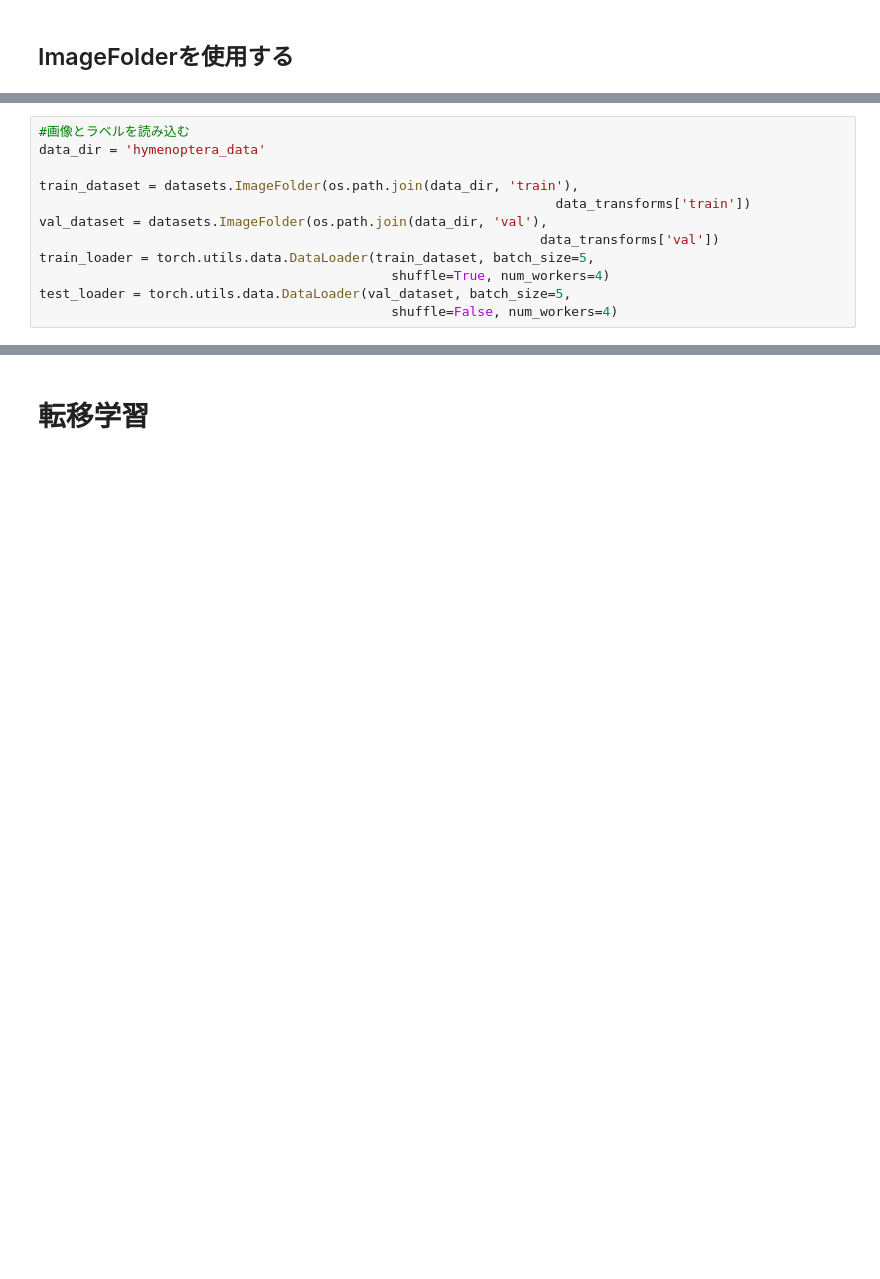
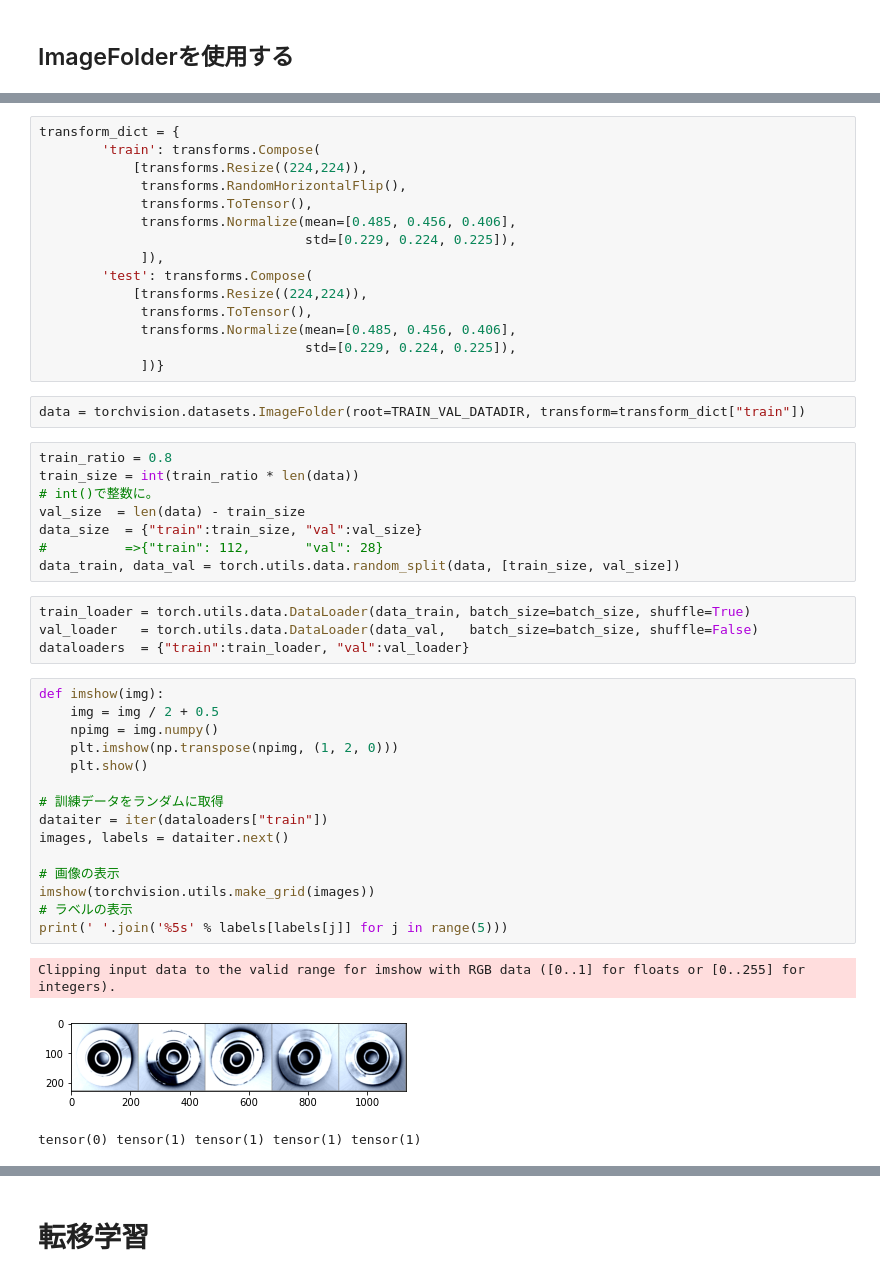
Before and after one commit to tomollow/SIGNATE_Practice, a Jupyter notebook: karu_bee/VGG19.ipynb, the cells around one changed output, grey strips where cells are left out. Cells and saved outputs as stored; diff of their text form; blank space fills up the shorter version.

```diff
--- a/karu_bee/VGG19.ipynb
+++ b/karu_bee/VGG19.ipynb
@@ -35,17 +35,53 @@ BATCH_SIZE = 4
 TRAIN_VAL_DATADIR = '/content/drive/MyDrive/train_data/'
 TEST_DATADIR = '/content/drive/MyDrive/test_data/'
-# %%
-#画像とラベルを読み込む
-data_dir = 'hymenoptera_data'
-
-train_dataset = datasets.ImageFolder(os.path.join(data_dir, 'train'),
-                                                                  data_transforms['train'])
-val_dataset = datasets.ImageFolder(os.path.join(data_dir, 'val'),
-                                                                data_transforms['val'])
-train_loader = torch.utils.data.DataLoader(train_dataset, batch_size=5,
-                                             shuffle=True, num_workers=4)
-test_loader = torch.utils.data.DataLoader(val_dataset, batch_size=5,
-                                             shuffle=False, num_workers=4)
+# %%
+transform_dict = {
+        'train': transforms.Compose(
+            [transforms.Resize((224,224)),
+             transforms.RandomHorizontalFlip(),
+             transforms.ToTensor(),
+             transforms.Normalize(mean=[0.485, 0.456, 0.406],
+                                  std=[0.229, 0.224, 0.225]),
+             ]),
+        'test': transforms.Compose(
+            [transforms.Resize((224,224)),
+             transforms.ToTensor(),
+             transforms.Normalize(mean=[0.485, 0.456, 0.406],
+                                  std=[0.229, 0.224, 0.225]),
+             ])}
+# %%
+data = torchvision.datasets.ImageFolder(root=TRAIN_VAL_DATADIR, transform=transform_dict["train"])
+# %%
+train_ratio = 0.8
+train_size = int(train_ratio * len(data))
+# int()で整数に。
+val_size  = len(data) - train_size
+data_size  = {"train":train_size, "val":val_size}
+#          =>{"train": 112,       "val": 28}
+data_train, data_val = torch.utils.data.random_split(data, [train_size, val_size])
+# %%
+train_loader = torch.utils.data.DataLoader(data_train, batch_size=batch_size, shuffle=True)
+val_loader   = torch.utils.data.DataLoader(data_val,   batch_size=batch_size, shuffle=False)
+dataloaders  = {"train":train_loader, "val":val_loader}
+# %%
+def imshow(img):
+    img = img / 2 + 0.5
+    npimg = img.numpy()
+    plt.imshow(np.transpose(npimg, (1, 2, 0)))
+    plt.show()
+
+# 訓練データをランダムに取得
+dataiter = iter(dataloaders["train"])
+images, labels = dataiter.next()
+
+# 画像の表示
+imshow(torchvision.utils.make_grid(images))
+# ラベルの表示
+print(' '.join('%5s' % labels[labels[j]] for j in range(5)))
+# %% [output]
+Clipping input data to the valid range for imshow with RGB data ([0..1] for floats or [0..255] for integers).
+[figure, added]
+tensor(0) tensor(1) tensor(1) tensor(1) tensor(1)
 # %%
 for train in train_loader:
     print(train[0].shape)
```
Also changed, not shown: parts of 14 cells of this notebook.
